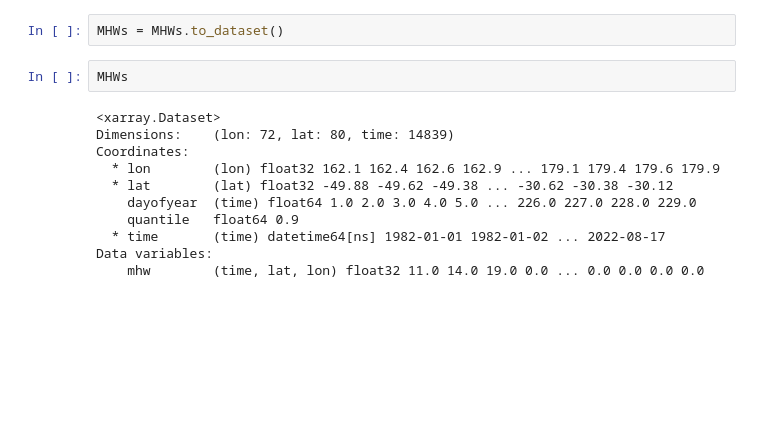
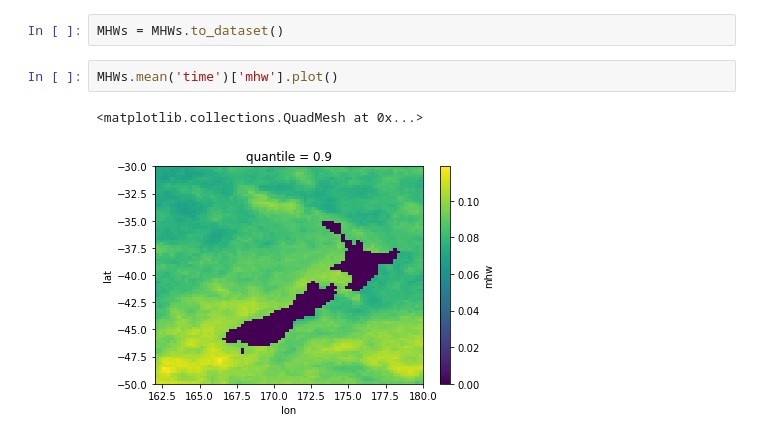
Before and after one commit to YinjingLin/OISST_indices, a Jupyter notebook: notebooks/OISST_realtime_NZ_detect_MHWs.ipynb, the cells around one changed output. Cells and saved outputs as stored; diff of their text form; blank space fills up the shorter version.

```diff
--- a/notebooks/OISST_realtime_NZ_detect_MHWs.ipynb
+++ b/notebooks/OISST_realtime_NZ_detect_MHWs.ipynb
@@ -269,15 +269,7 @@ MHWs = MHWs.drop('mhw')
 # %%
 MHWs = MHWs.to_dataset()
 # %%
-MHWs
+MHWs.mean('time')['mhw'].plot()
 # %% [output]
-<xarray.Dataset>
-Dimensions:    (lon: 72, lat: 80, time: 14839)
-Coordinates:
-  * lon        (lon) float32 162.1 162.4 162.6 162.9 ... 179.1 179.4 179.6 179.9
-  * lat        (lat) float32 -49.88 -49.62 -49.38 ... -30.62 -30.38 -30.12
-    dayofyear  (time) float64 1.0 2.0 3.0 4.0 5.0 ... 226.0 227.0 228.0 229.0
-    quantile   float64 0.9
-  * time       (time) datetime64[ns] 1982-01-01 1982-01-02 ... 2022-08-17
-Data variables:
-    mhw        (time, lat, lon) float32 11.0 14.0 19.0 0.0 ... 0.0 0.0 0.0 0.0
+<matplotlib.collections.QuadMesh at 0x...>
+[figure, added]
```
Also changed, not shown: parts of 5 cells of this notebook.
